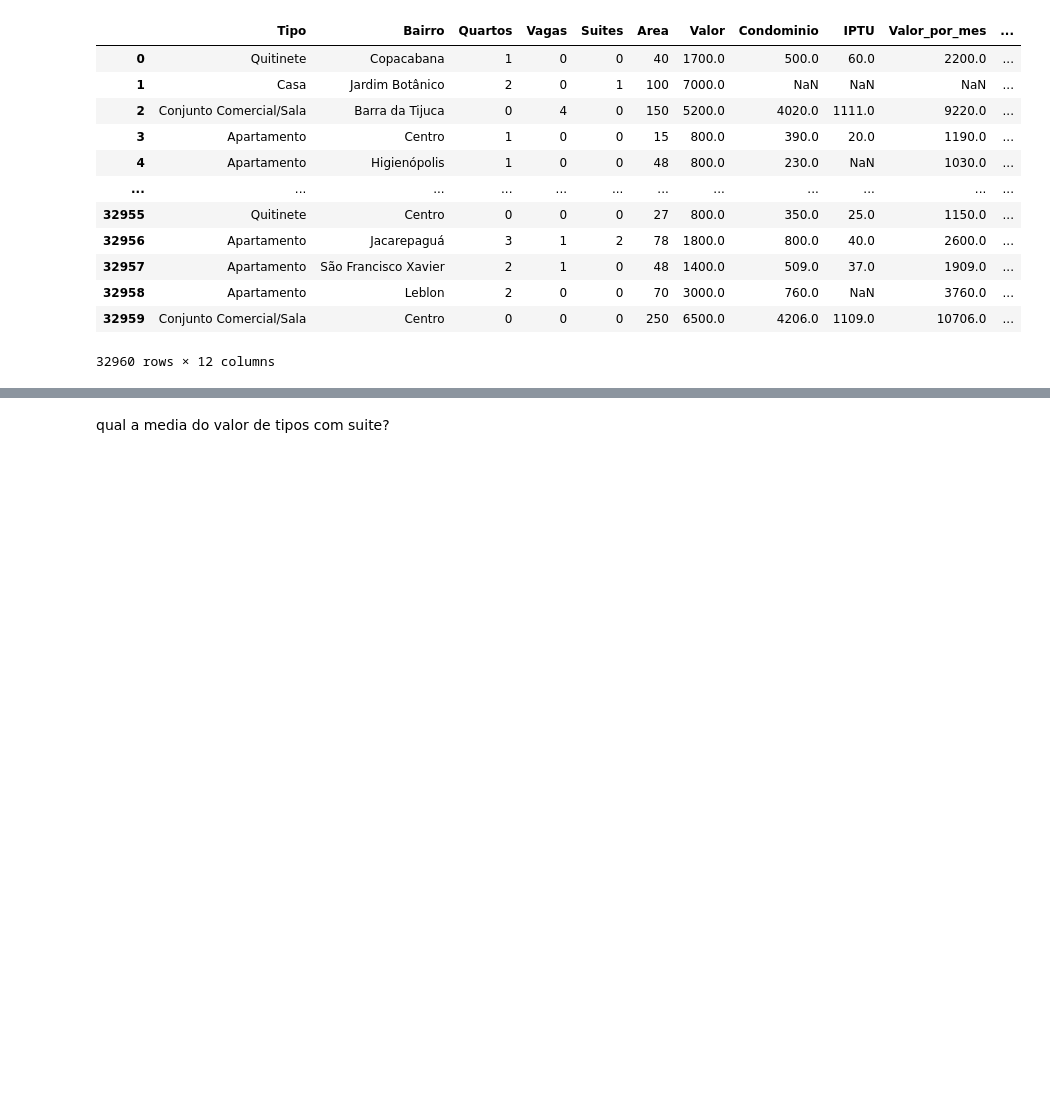
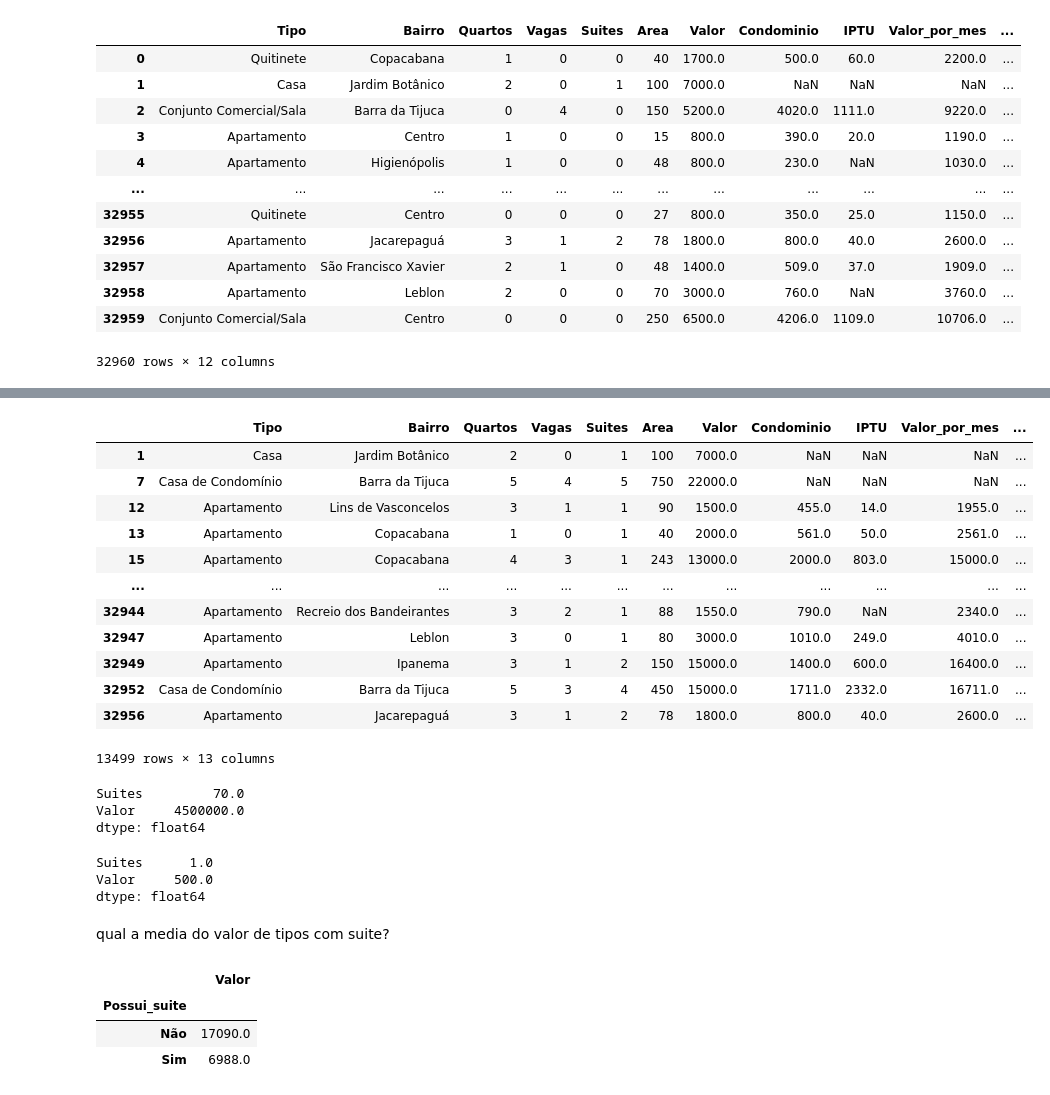
Before and after one commit to veranery/AnalisededadosImoveis, a Jupyter notebook: analisedeDadosImoveis.ipynb, the cells around one changed output, grey strips where cells are left out. Cells and saved outputs as stored; diff of their text form; code cells hidden in the pictures; blank space fills up the shorter version.

```diff
--- a/analisedeDadosImoveis.ipynb
+++ b/analisedeDadosImoveis.ipynb
@@ -710,4 +710,46 @@ dados
 # %%
 dados.to_csv('dados_completos_dev.csv', index=False, sep=';')
+# %%
+com_suite = dados.query('Suites == 0').index
+dados.drop(com_suite, axis=0, inplace=True)
+dados
+# %% [output]
+|  | Tipo | Bairro | Quartos | Vagas | Suites | Area | Valor | Condominio | IPTU | Valor_por_mes | ... |
+| 1 | Casa | Jardim Botânico | 2 | 0 | 1 | 100 | 7000.0 | NaN | NaN | NaN | ... |
+| 7 | Casa de Condomínio | Barra da Tijuca | 5 | 4 | 5 | 750 | 22000.0 | NaN | NaN | NaN | ... |
+| 12 | Apartamento | Lins de Vasconcelos | 3 | 1 | 1 | 90 | 1500.0 | 455.0 | 14.0 | 1955.0 | ... |
+| 13 | Apartamento | Copacabana | 1 | 0 | 1 | 40 | 2000.0 | 561.0 | 50.0 | 2561.0 | ... |
+| 15 | Apartamento | Copacabana | 4 | 3 | 1 | 243 | 13000.0 | 2000.0 | 803.0 | 15000.0 | ... |
+| ... | ... | ... | ... | ... | ... | ... | ... | ... | ... | ... | ... |
+| 32944 | Apartamento | Recreio dos Bandeirantes | 3 | 2 | 1 | 88 | 1550.0 | 790.0 | NaN | 2340.0 | ... |
+| 32947 | Apartamento | Leblon | 3 | 0 | 1 | 80 | 3000.0 | 1010.0 | 249.0 | 4010.0 | ... |
+| 32949 | Apartamento | Ipanema | 3 | 1 | 2 | 150 | 15000.0 | 1400.0 | 600.0 | 16400.0 | ... |
+| 32952 | Casa de Condomínio | Barra da Tijuca | 5 | 3 | 4 | 450 | 15000.0 | 1711.0 | 2332.0 | 16711.0 | ... |
+| 32956 | Apartamento | Jacarepaguá | 3 | 1 | 2 | 78 | 1800.0 | 800.0 | 40.0 | 2600.0 | ... |
+13499 rows × 13 columns
+# %%
+maior_com_suite = dados[['Suites', 'Valor']].max()
+maior_com_suite
+# o maior valor com a maior quantidade de suites
+# %% [output]
+Suites         70.0
+Valor     4500000.0
+dtype: float64
+# %%
+menor_com_suite = dados[['Suites', 'Valor']].min()
+menor_com_suite
+# o menor valor com a menor quantidade de suites
+# %% [output]
+Suites      1.0
+Valor     500.0
+dtype: float64
 # %% [markdown]
 qual a media do valor de tipos com suite?
+# %%
+media_com_suite = dados.groupby('Possui_suite')[['Valor']].mean().sort_values('Valor', ascending=False).round().head()
+media_com_suite
+# %% [output]
+|  | Valor |
+| Possui_suite |  |
+| Não | 17090.0 |
+| Sim | 6988.0 |
```
Also changed, not shown: parts of 4 cells of this notebook.
